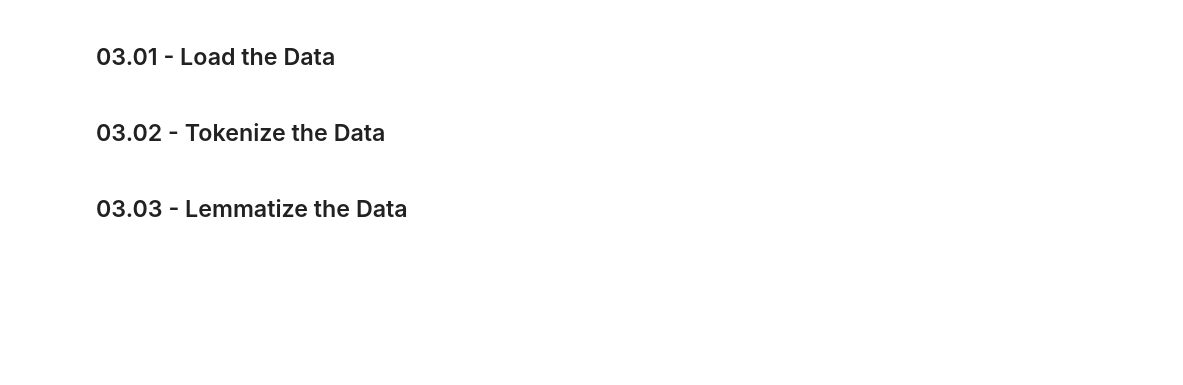
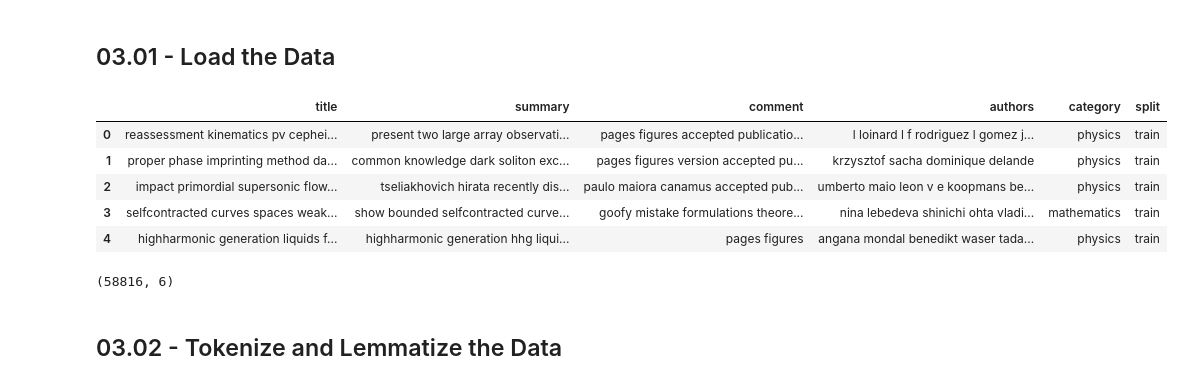
Before and after one commit to AmirYunus/IS6751_project_arxiv_classifier, a Jupyter notebook: report_jupyter/03_feature_engineering.ipynb, the cells around one changed output. Saved outputs shown, nothing was run; the diff lists cells and outputs as text; code cells hidden in the pictures; blank space fills up the shorter version.

```diff
--- a/report_jupyter/03_feature_engineering.ipynb
+++ b/report_jupyter/03_feature_engineering.ipynb
@@ -11,5 +11,14 @@ import utils.feature_engineering as engineer
 # %%
 filename = 'arxiv'
 df = load_data(f'../data/01_{filename}_processed.bin')
+df.shape
+# %% [output]
+|  | title | summary | comment | authors | category | split |
+| 0 | reassessment kinematics pv cephei... | present two large array observati... | pages figures accepted publicatio... | l loinard l f rodriguez l gomez j... | physics | train |
+| 1 | proper phase imprinting method da... | common knowledge dark soliton exc... | pages figures version accepted pu... | krzysztof sacha dominique delande | physics | train |
+| 2 | impact primordial supersonic flow... | tseliakhovich hirata recently dis... | paulo maiora canamus accepted pub... | umberto maio leon v e koopmans be... | physics | train |
+| 3 | selfcontracted curves spaces weak... | show bounded selfcontracted curve... | goofy mistake formulations theore... | nina lebedeva shinichi ohta vladi... | mathematics | train |
+| 4 | highharmonic generation liquids f... | highharmonic generation hhg liqui... | pages figures | angana mondal benedikt waser tada... | physics | train |
+(58816, 6)
 # %% [markdown]
-## 03.02 - Tokenize the Data
+## 03.02 - Tokenize and Lemmatize the Data
@@ -19,5 +25,3 @@ df.head()
-# %% [markdown]
-## 03.03 - Lemmatize the Data
 # %%
 df = engineer.lemmatize(df)
 df.head()
```
Also changed, not shown: parts of 16 cells of this notebook, 6 other files.
